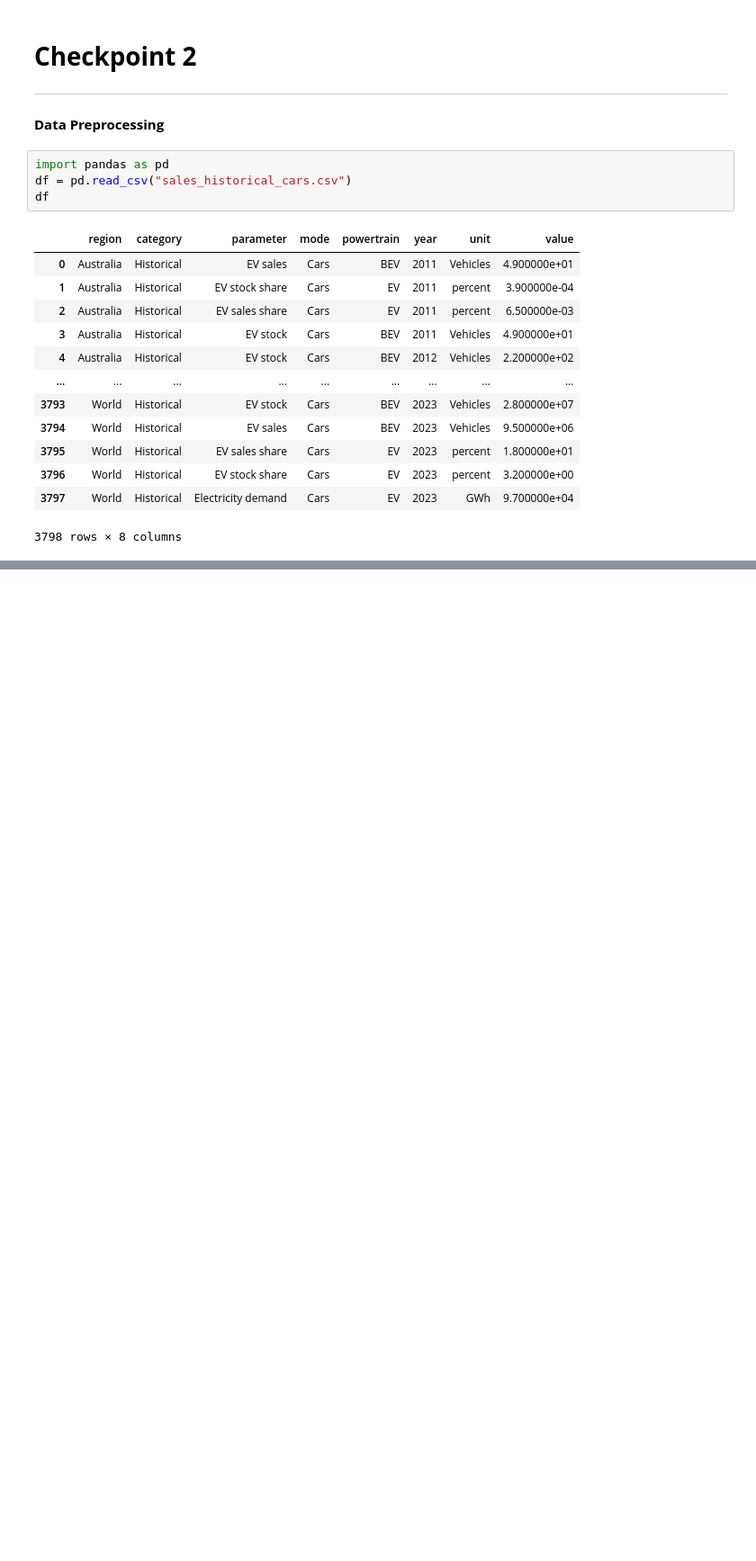
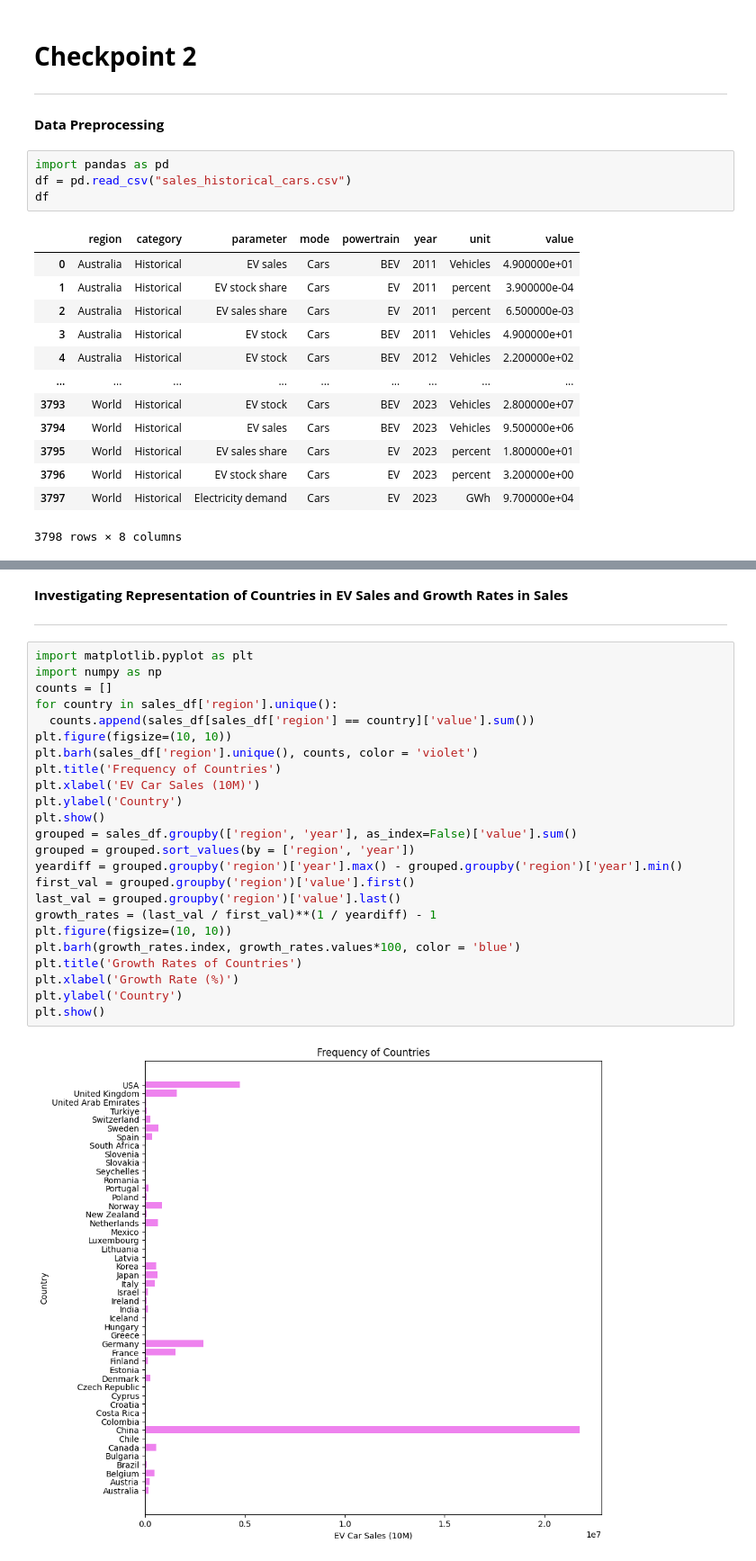
Before and after one commit to dhanyades/320-Final-Project, a Jupyter notebook: checkpoint2.ipynb, the cells around one changed output, grey strips where cells are left out. Shown at 90% size. Cells and saved outputs as stored; diff of their text form; blank space fills up the shorter version.

```diff
--- a/checkpoint2.ipynb
+++ b/checkpoint2.ipynb
@@ -46,0 +49,31 @@ df
+# %% [markdown]
+**Investigating Representation of Countries in EV Sales and Growth Rates in Sales**
+
+
+---
+# %%
+import matplotlib.pyplot as plt
+import numpy as np
+counts = []
+for country in sales_df['region'].unique():
+  counts.append(sales_df[sales_df['region'] == country]['value'].sum())
+plt.figure(figsize=(10, 10))
+plt.barh(sales_df['region'].unique(), counts, color = 'violet')
+plt.title('Frequency of Countries')
+plt.xlabel('EV Car Sales (10M)')
+plt.ylabel('Country')
+plt.show()
+grouped = sales_df.groupby(['region', 'year'], as_index=False)['value'].sum()
+grouped = grouped.sort_values(by = ['region', 'year'])
+yeardiff = grouped.groupby('region')['year'].max() - grouped.groupby('region')['year'].min()
+first_val = grouped.groupby('region')['value'].first()
+last_val = grouped.groupby('region')['value'].last()
+growth_rates = (last_val / first_val)**(1 / yeardiff) - 1
+plt.figure(figsize=(10, 10))
+plt.barh(growth_rates.index, growth_rates.values*100, color = 'blue')
+plt.title('Growth Rates of Countries')
+plt.xlabel('Growth Rate (%)')
+plt.ylabel('Country')
+plt.show()
+# %% [output]
+[figure, added]
```
Also changed, not shown: parts of 3 cells of this notebook.
